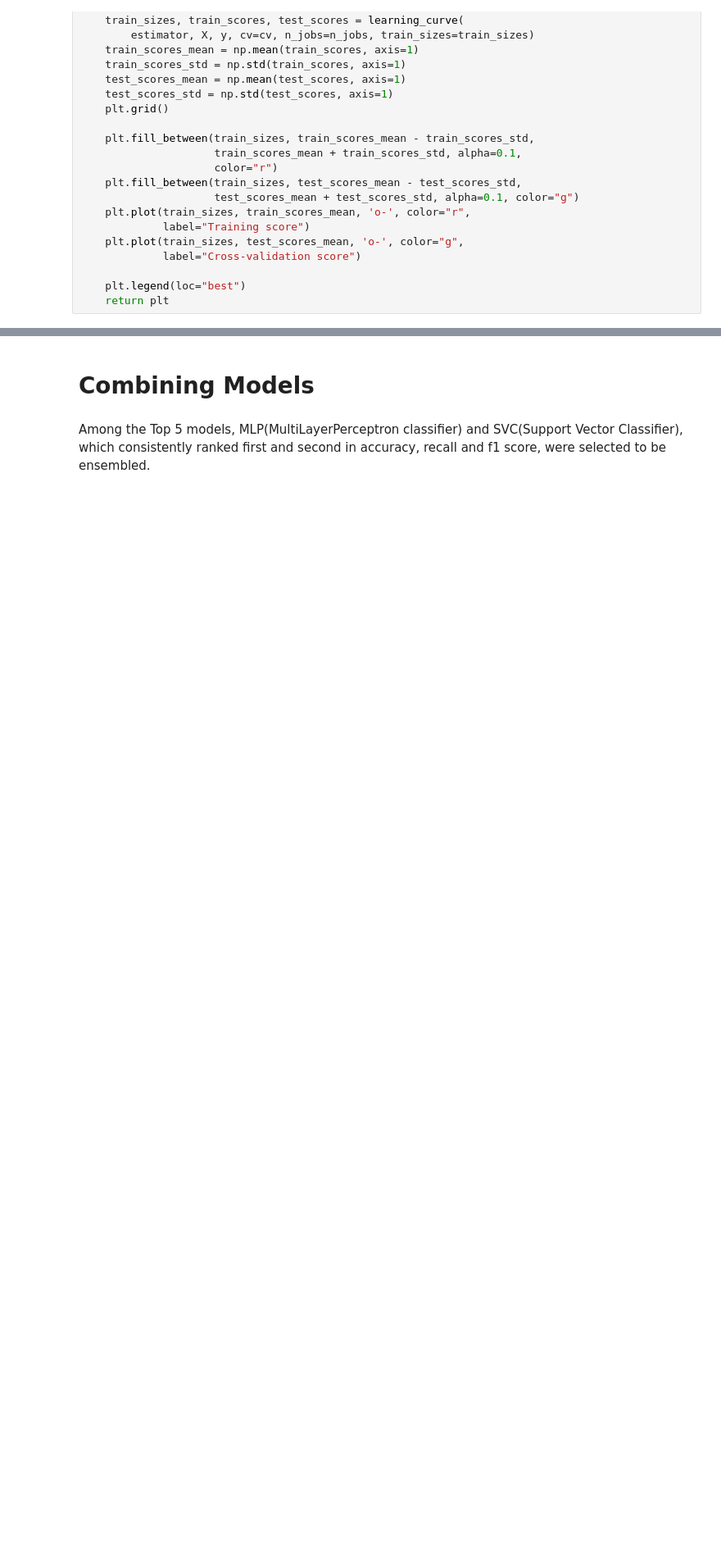
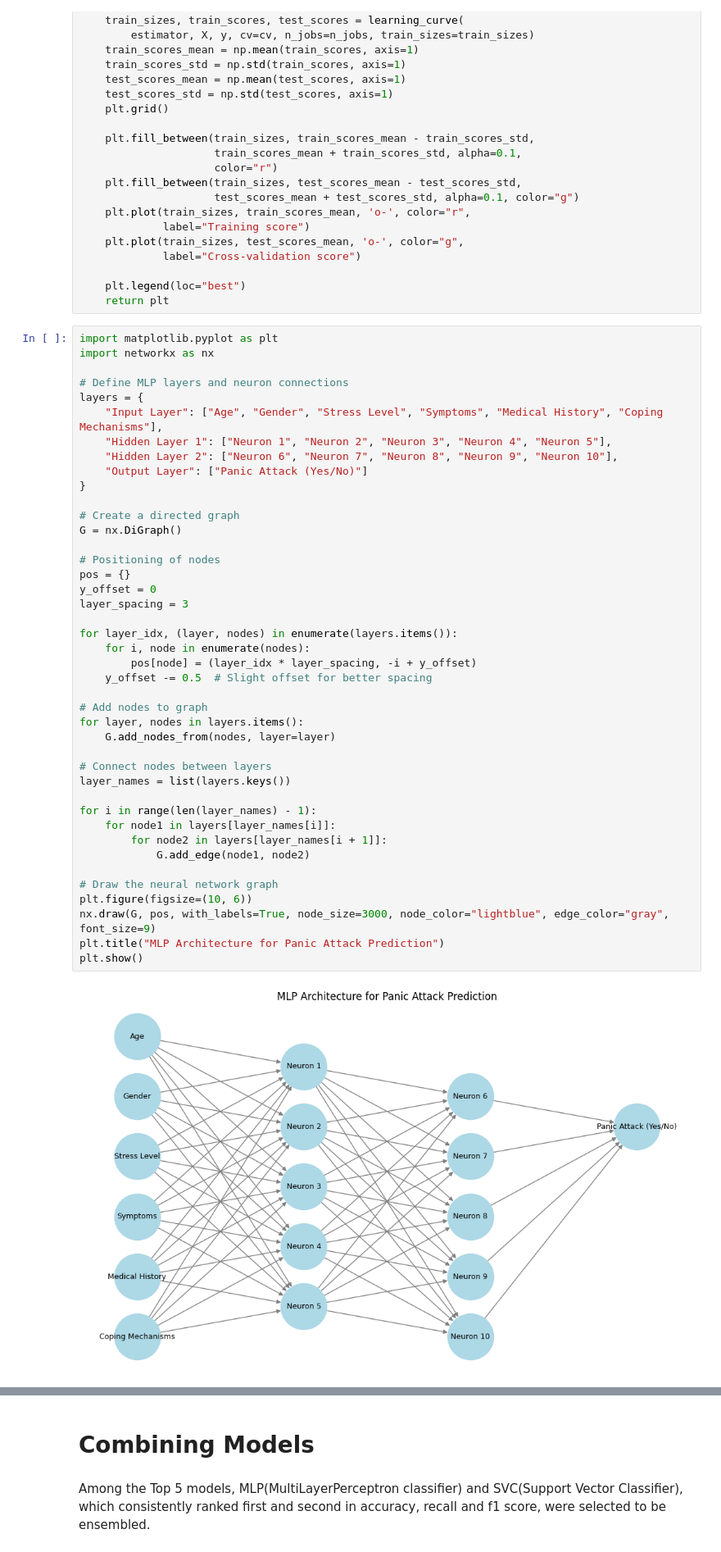
Before and after one commit to NisithaPadeniya/e20-co542-Panic-Attack-Prediction, a Jupyter notebook: Approach 2/PanicAttackDetectionCode2.ipynb, the cells around one changed output, grey strips where cells are left out. Shown at 82% size. Drawn from its saved outputs; the diff is of its cells as text; blank space fills up the shorter version.

```diff
--- a/Approach 2/PanicAttackDetectionCode2.ipynb
+++ b/Approach 2/PanicAttackDetectionCode2.ipynb
@@ -546,6 +548,50 @@ def plot_learning_curve(estimator, title, X, y, ylim=None, cv=None,
 
     plt.legend(loc="best")
     return plt
+# %%
+import matplotlib.pyplot as plt
+import networkx as nx
+
+# Define MLP layers and neuron connections
+layers = {
+    "Input Layer": ["Age", "Gender", "Stress Level", "Symptoms", "Medical History", "Coping Mechanisms"],
+    "Hidden Layer 1": ["Neuron 1", "Neuron 2", "Neuron 3", "Neuron 4", "Neuron 5"],
+    "Hidden Layer 2": ["Neuron 6", "Neuron 7", "Neuron 8", "Neuron 9", "Neuron 10"],
+    "Output Layer": ["Panic Attack (Yes/No)"]
+}
+
+# Create a directed graph
+G = nx.DiGraph()
+
+# Positioning of nodes
+pos = {}
+y_offset = 0
+layer_spacing = 3
+
+for layer_idx, (layer, nodes) in enumerate(layers.items()):
+    for i, node in enumerate(nodes):
+        pos[node] = (layer_idx * layer_spacing, -i + y_offset)
+    y_offset -= 0.5  # Slight offset for better spacing
+
+# Add nodes to graph
+for layer, nodes in layers.items():
+    G.add_nodes_from(nodes, layer=layer)
+
+# Connect nodes between layers
+layer_names = list(layers.keys())
+
+for i in range(len(layer_names) - 1):
+    for node1 in layers[layer_names[i]]:
+        for node2 in layers[layer_names[i + 1]]:
+            G.add_edge(node1, node2)
+
+# Draw the neural network graph
+plt.figure(figsize=(10, 6))
+nx.draw(G, pos, with_labels=True, node_size=3000, node_color="lightblue", edge_color="gray", font_size=9)
+plt.title("MLP Architecture for Panic Attack Prediction")
+plt.show()
+# %% [output]
+[figure, added]
 # %%
 g = plot_learning_curve(MLP_model,"MLP learning curves", X_train, Y_train, cv=kfold)
 # %% [output]
```
Also changed, not shown: parts of 36 cells of this notebook.
